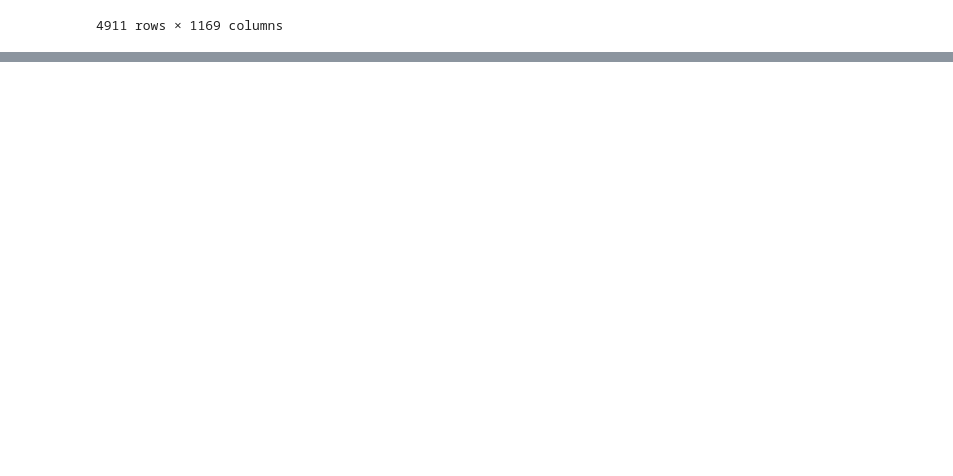
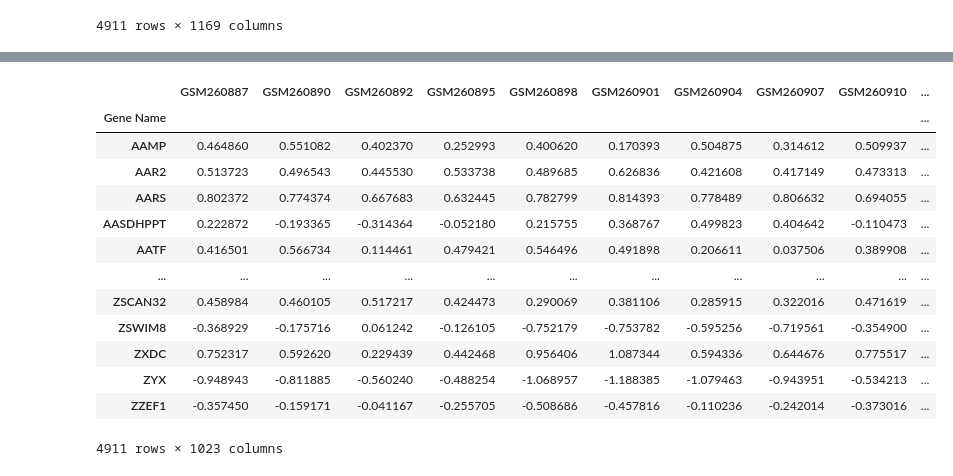
Before and after one commit to html1101/SLE-Diagnosis, a Jupyter notebook: differential_expression_preprocessing.ipynb, the cells around one changed output, grey strips where cells are left out. Saved outputs shown, nothing was run; the diff lists cells and outputs as text; code cells hidden in the pictures; blank space fills up the shorter version.

```diff
--- a/differential_expression_preprocessing.ipynb
+++ b/differential_expression_preprocessing.ipynb
@@ -61,0 +82,19 @@ contents.to_excel("differential_expression_remove.xlsx")
+# %%
+# Now save it with z scores across gene axis
+attempt = pd.DataFrame(data=stats.zscore(contents, axis=1), columns=contents.columns, index=contents.index)
+attempt
+# %% [output]
+|  | GSM260887 | GSM260890 | GSM260892 | GSM260895 | GSM260898 | GSM260901 | GSM260904 | GSM260907 | GSM260910 | ... |
+| Gene Name |  |  |  |  |  |  |  |  |  | ... |
+| AAMP | 0.464860 | 0.551082 | 0.402370 | 0.252993 | 0.400620 | 0.170393 | 0.504875 | 0.314612 | 0.509937 | ... |
+| AAR2 | 0.513723 | 0.496543 | 0.445530 | 0.533738 | 0.489685 | 0.626836 | 0.421608 | 0.417149 | 0.473313 | ... |
+| AARS | 0.802372 | 0.774374 | 0.667683 | 0.632445 | 0.782799 | 0.814393 | 0.778489 | 0.806632 | 0.694055 | ... |
+| AASDHPPT | 0.222872 | -0.193365 | -0.314364 | -0.052180 | 0.215755 | 0.368767 | 0.499823 | 0.404642 | -0.110473 | ... |
+| AATF | 0.416501 | 0.566734 | 0.114461 | 0.479421 | 0.546496 | 0.491898 | 0.206611 | 0.037506 | 0.389908 | ... |
+| ... | ... | ... | ... | ... | ... | ... | ... | ... | ... | ... |
+| ZSCAN32 | 0.458984 | 0.460105 | 0.517217 | 0.424473 | 0.290069 | 0.381106 | 0.285915 | 0.322016 | 0.471619 | ... |
+| ZSWIM8 | -0.368929 | -0.175716 | 0.061242 | -0.126105 | -0.752179 | -0.753782 | -0.595256 | -0.719561 | -0.354900 | ... |
+| ZXDC | 0.752317 | 0.592620 | 0.229439 | 0.442468 | 0.956406 | 1.087344 | 0.594336 | 0.644676 | 0.775517 | ... |
+| ZYX | -0.948943 | -0.811885 | -0.560240 | -0.488254 | -1.068957 | -1.188385 | -1.079463 | -0.943951 | -0.534213 | ... |
+| ZZEF1 | -0.357450 | -0.159171 | -0.041167 | -0.255705 | -0.508686 | -0.457816 | -0.110236 | -0.242014 | -0.373016 | ... |
+4911 rows × 1023 columns
```
Also changed, not shown: parts of 3 cells of this notebook, 13 other files.
